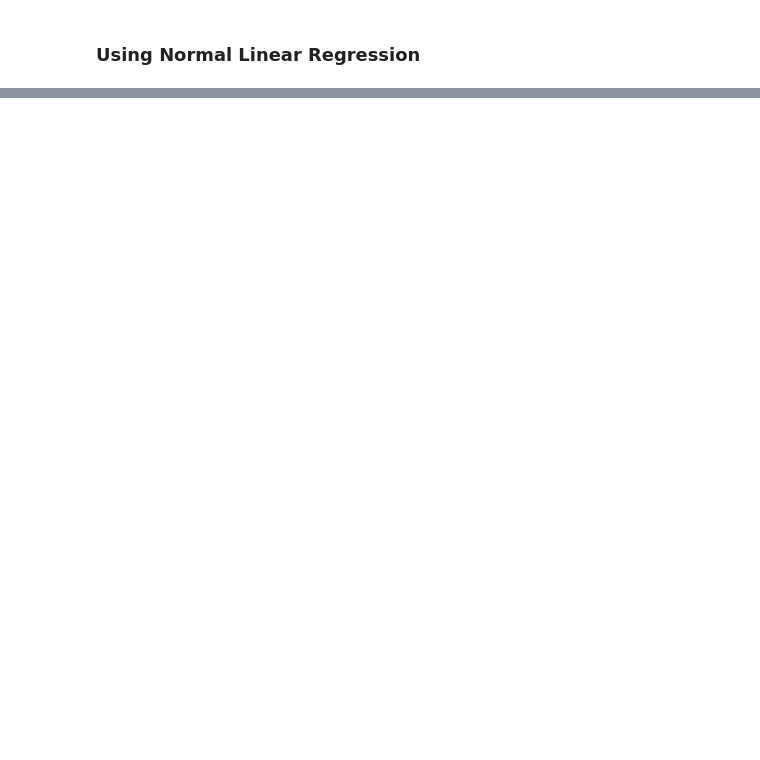
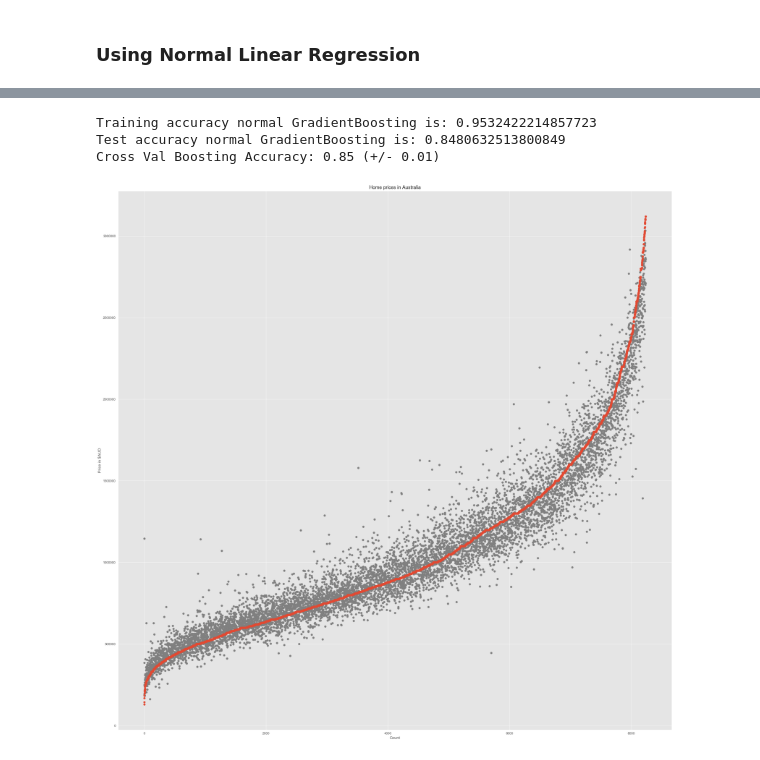
Before and after one commit to belalabu/thinkful, a Jupyter notebook: Housing.ipynb, the cells around one changed output, grey strips where cells are left out. Saved outputs shown, nothing was run; the diff lists cells and outputs as text; code cells hidden in the pictures; blank space fills up the shorter version.

```diff
--- a/Housing.ipynb
+++ b/Housing.ipynb
@@ -205,0 +211,18 @@ plt.show()
+# %%
+params = {'n_estimators': 500,
+          'max_features': 'sqrt',
+          'max_depth': 7}
+
+# Initialize and fit the model.
+clf = ensemble.GradientBoostingRegressor(**params)
+clf.fit(x_train, y_train)
+
+print('Training accuracy normal GradientBoosting is: {}'.format(clf.score(x_train, y_train)))
+print('Test accuracy normal GradientBoosting is: {}'.format(clf.score(x_test, y_test)))
+
+scores = cross_val_score(clf, x_train, y_train, cv=5)
+print("Cross Val Boosting Accuracy: %0.2f (+/- %0.2f)" % (scores.mean(), scores.std() * 2))
+# %% [output]
+Training accuracy normal GradientBoosting is: 0.9532422214857723
+Test accuracy normal GradientBoosting is: 0.8480632513800849
+Cross Val Boosting Accuracy: 0.85 (+/- 0.01)
@@ -205,0 +242,10 @@ plt.show()
+# %%
+plt.figure(figsize=(30,30))
+plt.scatter(np.arange(8233), clf.predict(x_sort2), color='gray')
+plt.scatter(np.arange(8233), y.sort_values())
+plt.xlabel('Count')
+plt.ylabel('Price in $AUD')
+plt.title('Home prices in Australia')
+plt.show()
+# %% [output]
+[figure, added]
```
Also changed, not shown: parts of 9 cells of this notebook.
